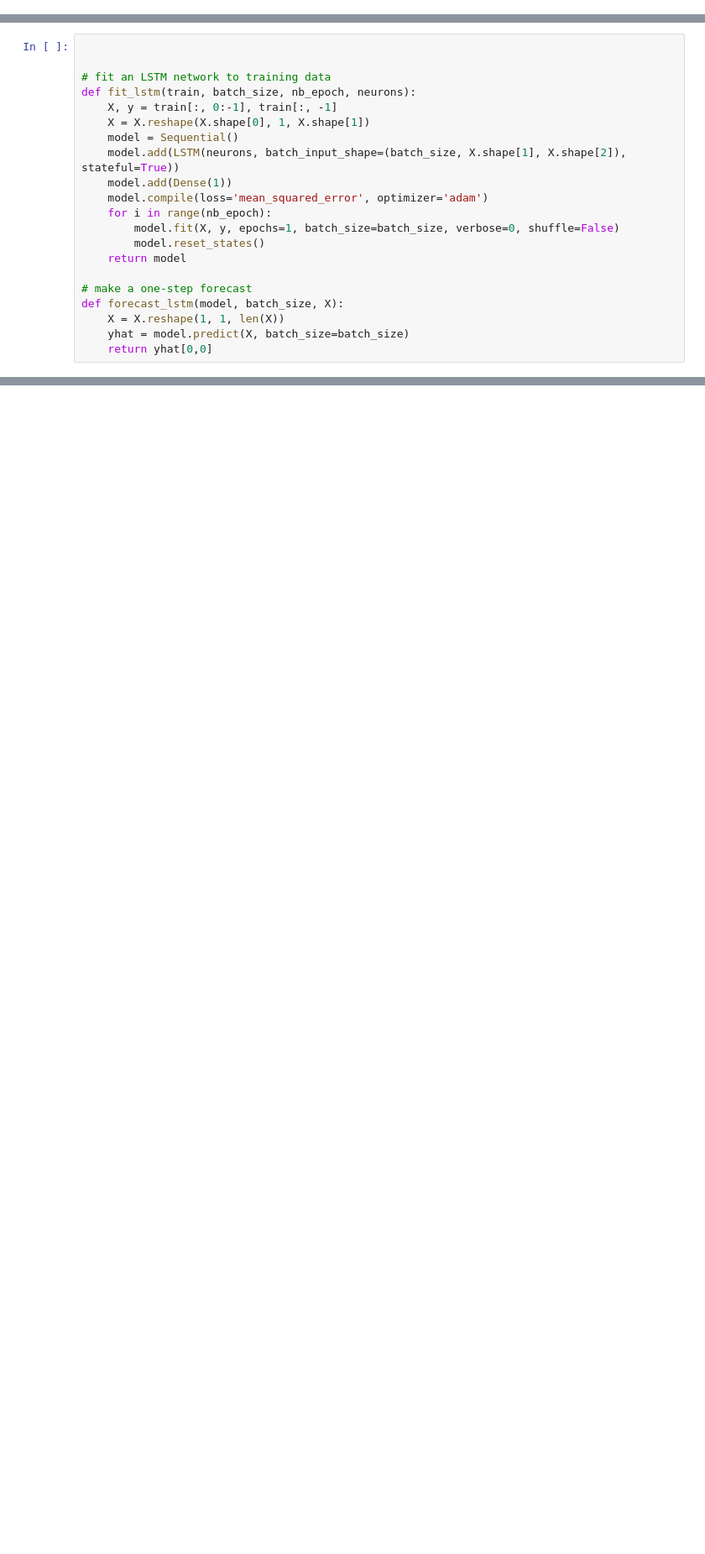
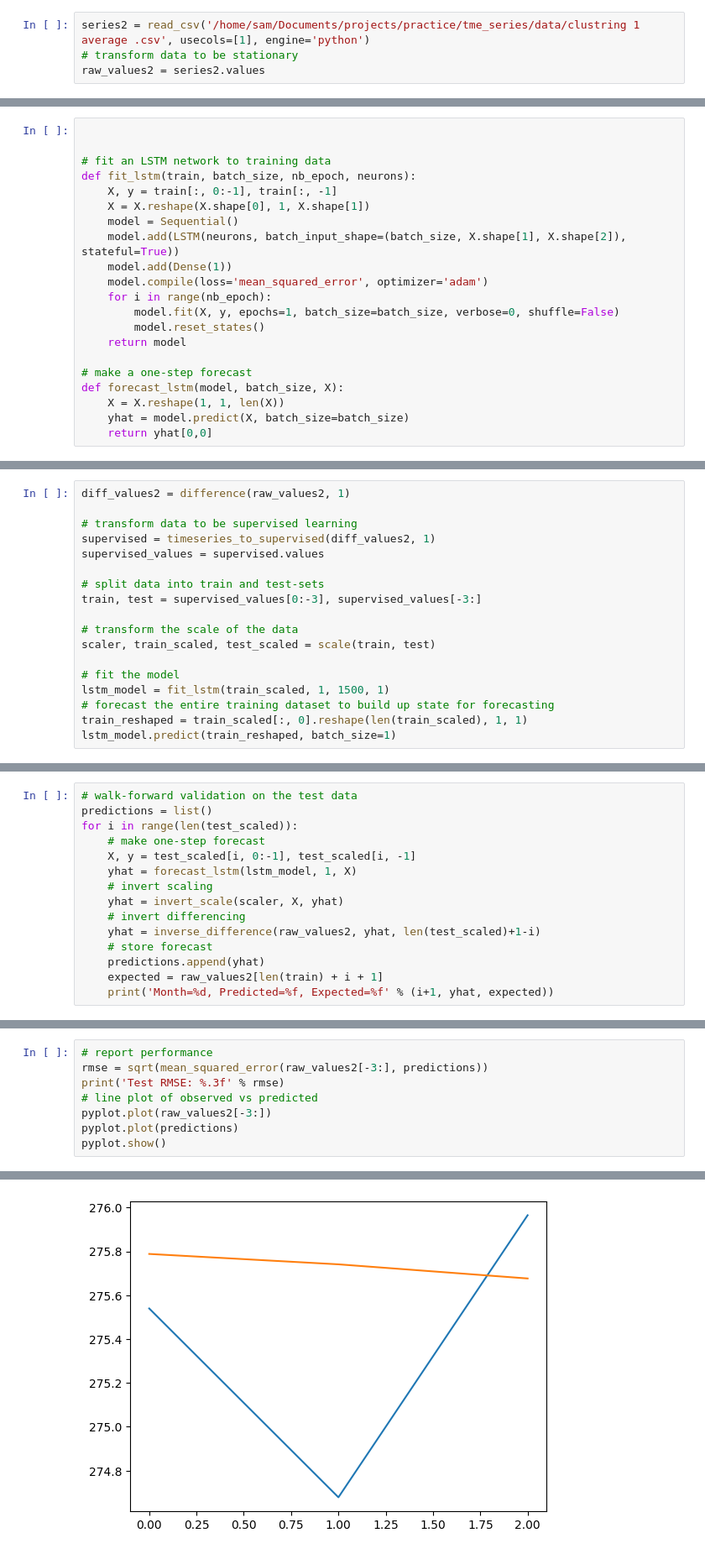
Before and after one commit to sam23121/energy_consumption, a Jupyter notebook: notebooks/time_series_with_LSTM2.ipynb, the cells around one changed output, grey strips where cells are left out. Shown at 84% size. Saved outputs shown, nothing was run; the diff lists cells and outputs as text; blank space fills up the shorter version.

```diff
--- a/notebooks/time_series_with_LSTM2.ipynb
+++ b/notebooks/time_series_with_LSTM2.ipynb
@@ -23,2 +23,6 @@ series = read_csv('/home/sam/Documents/projects/practice/tme_series/data/clustri
 # transform data to be stationary
 raw_values = series.values
+# %%
+series2 = read_csv('/home/sam/Documents/projects/practice/tme_series/data/clustring 1 average .csv', usecols=[1], engine='python')
+# transform data to be stationary
+raw_values2 = series2.values
@@ -162,0 +175,18 @@ Test RMSE: 0.607
+# %%
+diff_values2 = difference(raw_values2, 1)
+
+# transform data to be supervised learning
+supervised = timeseries_to_supervised(diff_values2, 1)
+supervised_values = supervised.values
+
+# split data into train and test-sets
+train, test = supervised_values[0:-3], supervised_values[-3:]
+
+# transform the scale of the data
+scaler, train_scaled, test_scaled = scale(train, test)
+
+# fit the model
+lstm_model = fit_lstm(train_scaled, 1, 1500, 1)
+# forecast the entire training dataset to build up state for forecasting
+train_reshaped = train_scaled[:, 0].reshape(len(train_scaled), 1, 1)
+lstm_model.predict(train_reshaped, batch_size=1)
@@ -162,0 +212,15 @@ Test RMSE: 0.607
+# %%
+# walk-forward validation on the test data
+predictions = list()
+for i in range(len(test_scaled)):
+	# make one-step forecast
+	X, y = test_scaled[i, 0:-1], test_scaled[i, -1]
+	yhat = forecast_lstm(lstm_model, 1, X)
+	# invert scaling
+	yhat = invert_scale(scaler, X, yhat)
+	# invert differencing
+	yhat = inverse_difference(raw_values2, yhat, len(test_scaled)+1-i)
+	# store forecast
+	predictions.append(yhat)
+	expected = raw_values2[len(train) + i + 1]
+	print('Month=%d, Predicted=%f, Expected=%f' % (i+1, yhat, expected))
@@ -162,0 +234,9 @@ Test RMSE: 0.607
+# %%
+# report performance
+rmse = sqrt(mean_squared_error(raw_values2[-3:], predictions))
+print('Test RMSE: %.3f' % rmse)
+# line plot of observed vs predicted
+pyplot.plot(raw_values2[-3:])
+pyplot.plot(predictions)
+pyplot.show()
+# %% [output]
@@ -162,0 +244 @@ Test RMSE: 0.607
+[figure, added]
```
Also changed, not shown: parts of 15 cells of this notebook.
